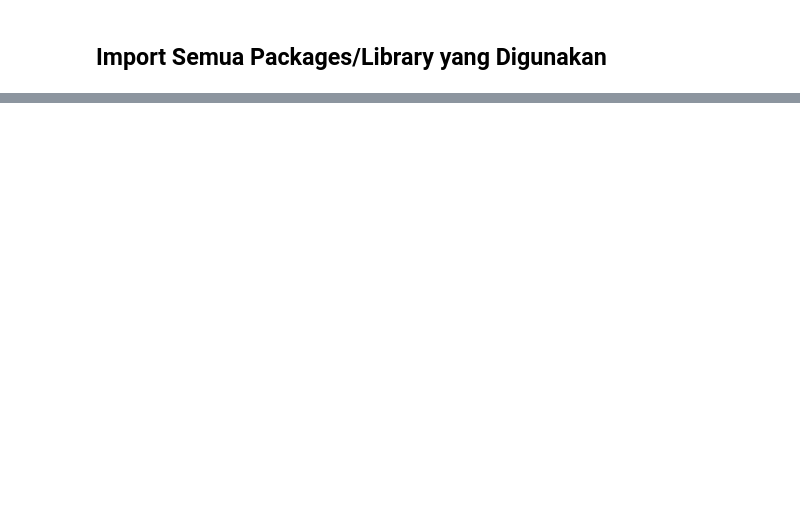
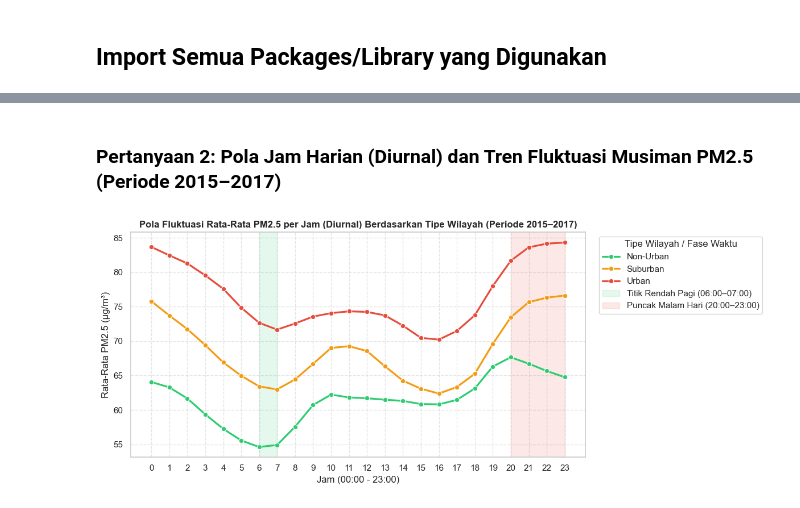
Before and after one commit to bayuadjr/beijing-air-quality-dashboard, a Jupyter notebook: notebook.ipynb, the cells around one changed output, grey strips where cells are left out. Cells and saved outputs as stored; diff of their text form; code cells hidden in the pictures; blank space fills up the shorter version.

```diff
--- a/notebook.ipynb
+++ b/notebook.ipynb
@@ -455,0 +531,26 @@ Berhasil mengekspor main_data.csv dengan 227520 baris!
+# %% [markdown]
+### Pertanyaan 2: Pola Jam Harian (Diurnal) dan Tren Fluktuasi Musiman PM2.5 (Periode 2015–2017)
+# %%
+# 1. Visualisasi Pola Jam Harian (Diurnal) pada Periode 2015-2017 (menggunakan eda_q2 dari df_filtered)
+palette_zone = {'Urban': '#e74c3c', 'Suburban': '#f39c12', 'Non-Urban': '#2ecc71'}
+
+plt.figure(figsize=(12, 5))
+sns.lineplot(
+    data=eda_q2, x='hour', y='PM2.5', hue='station_type',
+    palette=palette_zone, marker='o', linewidth=2.3
+)
+
+# Highlight rentang lembah pagi (06:00-07:00) dan puncak malam (20:00-23:00)
+plt.axvspan(6, 7, color='#2ecc71', alpha=0.12, label='Titik Rendah Pagi (06:00–07:00)')
+plt.axvspan(20, 23, color='#e74c3c', alpha=0.12, label='Puncak Malam Hari (20:00–23:00)')
+
+plt.title('Pola Fluktuasi Rata-Rata PM2.5 per Jam (Diurnal) Berdasarkan Tipe Wilayah (Periode 2015–2017)', fontsize=12, fontweight='bold')
+plt.xlabel('Jam (00:00 - 23:00)')
+plt.ylabel('Rata-Rata PM2.5 (µg/m³)')
+plt.xticks(range(0, 24))
+plt.legend(title='Tipe Wilayah / Fase Waktu', bbox_to_anchor=(1.02, 1), loc='upper left')
+plt.grid(True, linestyle='--', alpha=0.5)
+plt.tight_layout()
+plt.show()
+# %% [output]
+[figure, added]
```
Also changed, not shown: parts of 74 cells of this notebook, 3 other files.
